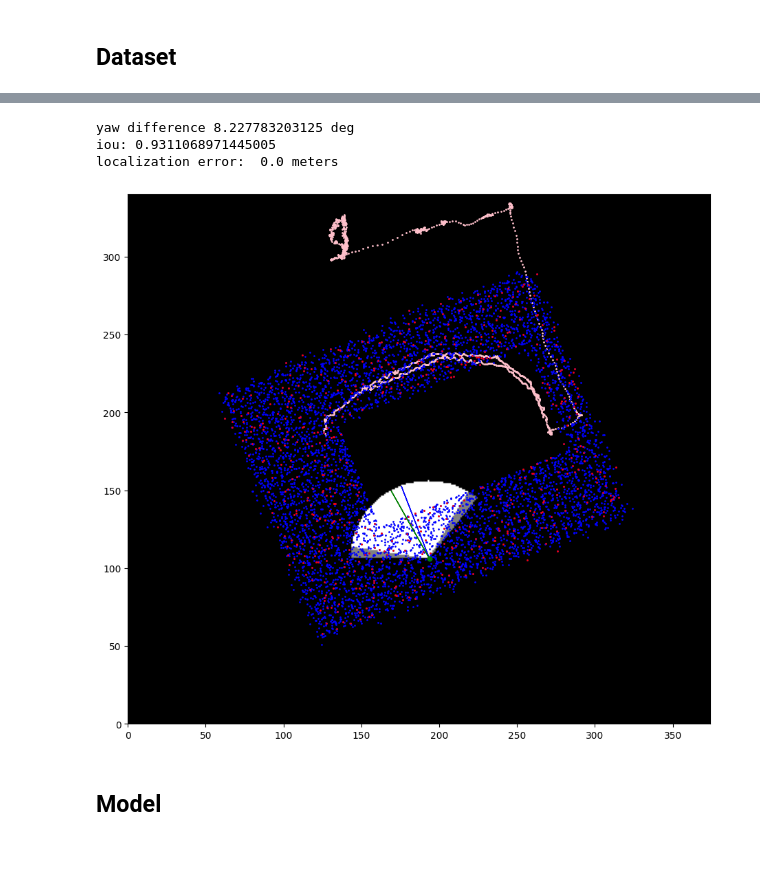
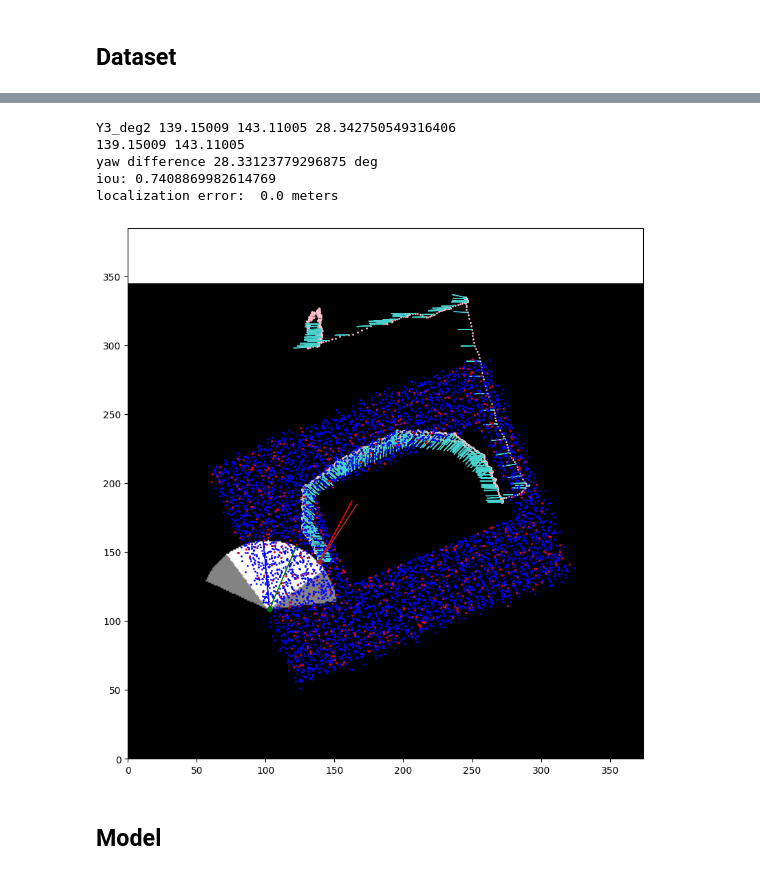
Before and after one commit to Bender97/SonarDescriptor-DF, a Jupyter notebook: SonarDescriptor_method-Copy1.ipynb, the cells around one changed output, grey strips where cells are left out. Cells and saved outputs as stored; diff of their text form; code cells hidden in the pictures.

```diff
--- a/SonarDescriptor_method-Copy1.ipynb
+++ b/SonarDescriptor_method-Copy1.ipynb
@@ -407,0 +544,7 @@ def generate_interference_mask(x1, y1, Y1, Y1_deg, x2, y2, Y2, Y2_deg, sonar_map
+# %%
+plt.scatter(real_data.poses[:, 0], real_data.poses[:, 1], c="pink", marker='o', linestyle='None', s =1)
+for i in range(0, real_data.poses.shape[0], 5):
+    q_x, q_y, q_Y_deg = real_data.poses[i, :]
+    q_Y = (q_Y_deg+90)*np.pi/180
+    q_Y %= 2*np.pi
+    scatter_real_orientation(q_x, q_y, q_Y, "mediumturquoise", rad=10)
@@ -407,0 +553,9 @@ def generate_interference_mask(x1, y1, Y1, Y1_deg, x2, y2, Y2, Y2_deg, sonar_map
+# %%
+# for i in range(0, real_data.poses.shape[0]):
+q_pose = real_data.poses[700]
+
+# q_x, q_y, q_Y, q_Y_deg = parse_real_pose3(q_pose)
+q_x, q_y, q_Y_deg = q_pose
+q_pose = np.array([q_x, q_y, (90+q_Y_deg)%360])
+
+gt_pose_idx = train_data.gtquery(q_pose)
@@ -407,0 +586,3 @@ def generate_interference_mask(x1, y1, Y1, Y1_deg, x2, y2, Y2, Y2_deg, sonar_map
+# %%
+for i in range(2529*13, 2529*13 + 13):
+    print(train_data[i][2])
@@ -408,7 +603,21 @@ def generate_interference_mask(x1, y1, Y1, Y1_deg, x2, y2, Y2, Y2_deg, sonar_map
 # %%
 start_plot()
+train_data.apply_random_rot = False
+#plot_real_poses(train_data, "pink")
 
-plot_real_poses(train_data, "pink")
+plt.scatter(real_data.poses[:, 0], real_data.poses[:, 1], c="pink", marker='o', linestyle='None', s =1)
+for i in range(0, 2000, 5):
+# for i in range(300, real_data.poses.shape[0], 5):
+    # q_x, q_y, q_Y, q_Y_deg = parse_real_pose3(real_data.poses[i, :])
+    # q_Y = (q_Y_deg+90)*np.pi/180
+    # q_Y %= 2*np.pi
+    q_pose = real_data.poses[i]
+    q_x, q_y, q_Y_deg = q_pose
+    q_Y_deg = (90+q_Y_deg)%360
+    q_Y = q_Y_deg * np.pi/180
+    q_pose = np.array([q_x, q_y, q_Y_deg])
+    scatter_orientation(q_x, q_y, q_Y, "mediumturquoise", rad=10)
+
 plot_synth_poses_train(train_data, "blue")
 plot_synth_poses_val(val_data, "red")
 
@@ -416,35 +625,59 @@ train_data.apply_random_rot = False
 
 
 ### PICK AN ELEM FROM VAL SET
 query_idx = np.random.randint(len(val_data), size=1)[0]
 val_query = val_data[query_idx][2]
 
 x1,y1, Y1, Y1_deg = parse_pose(val_query)
 scatter_orientation(x1, y1, Y1, "blue")
 scatter_point(x1, y1, "blue")
+
+
+# x3,y3, Y3, Y3_deg = parse_pose(train_data[2529*13+7][2])
+# scatter_orientation(x3, y3, Y3, "brown")
+# scatter_point(x3, y3, "brown")
+# print("Y3_deg1", x3, y3, Y3_deg)
+x3,y3, Y3, Y3_deg = parse_pose(train_data[gt_pose_idx][2])
+scatter_orientation(x3, y3, Y3, "red")
+scatter_point(x3, y3, "red")
+print("Y3_deg2", x3, y3, Y3_deg)
+# x3,y3, Y3, Y3_deg = parse_pose(train_data[2529*13+7+2][2])
+# scatter_orientation(x3, y3, Y3, "purple")
+# scatter_point(x3, y3, "purple")
+# print(x3, y3)
+# x3,y3, Y3, Y3_deg = parse_pose(train_data[2529*13+7-6][2])
+# scatter_orientation(x3, y3, Y3, "yellow")
+# scatter_point(x3, y3, "yellow")
+# print(x3, y3)
+x3,y3, Y3, Y3_deg = parse_pose(train_data[gt_pose_idx-1][2])
+scatter_orientation(x3, y3, Y3, "brown")
+scatter_point(x3, y3, "brown")
+print(x3, y3)
 
 ### PICK ITS CLOSEST TRAIN SET ELEM
 
 closest_idx = val_data.closest_indices[query_idx]
 train_closest = train_data[closest_idx][2]
 
 x2,y2, Y2, Y2_deg = parse_pose(train_closest)
 scatter_orientation(x2, y2, Y2, "green")
 scatter_point(x2, y2, "green")
 
 print("yaw difference", abs(Y2_deg-Y1_deg), "deg")
 
 mask3, iou = generate_interference_mask(x1, y1, Y1, Y1_deg, x2, y2, Y2, Y2_deg)
 
 ##### INTERFERENCE
 print("iou:", iou)
 plt.imshow(mask3, cmap="gray")
 
 print("localization error: ", np.linalg.norm(train_closest[:2]-val_query[:2], ord=2)/10, "meters")
 # %% [output]
-yaw difference 8.227783203125 deg
-iou: 0.9311068971445005
+Y3_deg2 139.15009 143.11005 28.342750549316406
+139.15009 143.11005
+yaw difference 28.33123779296875 deg
+iou: 0.7408869982614769
 localization error:  0.0 meters
-[figure, old version]
+[figure, new version]
 # %%
 batch = 8
```
Also changed, not shown: parts of 42 cells of this notebook.
